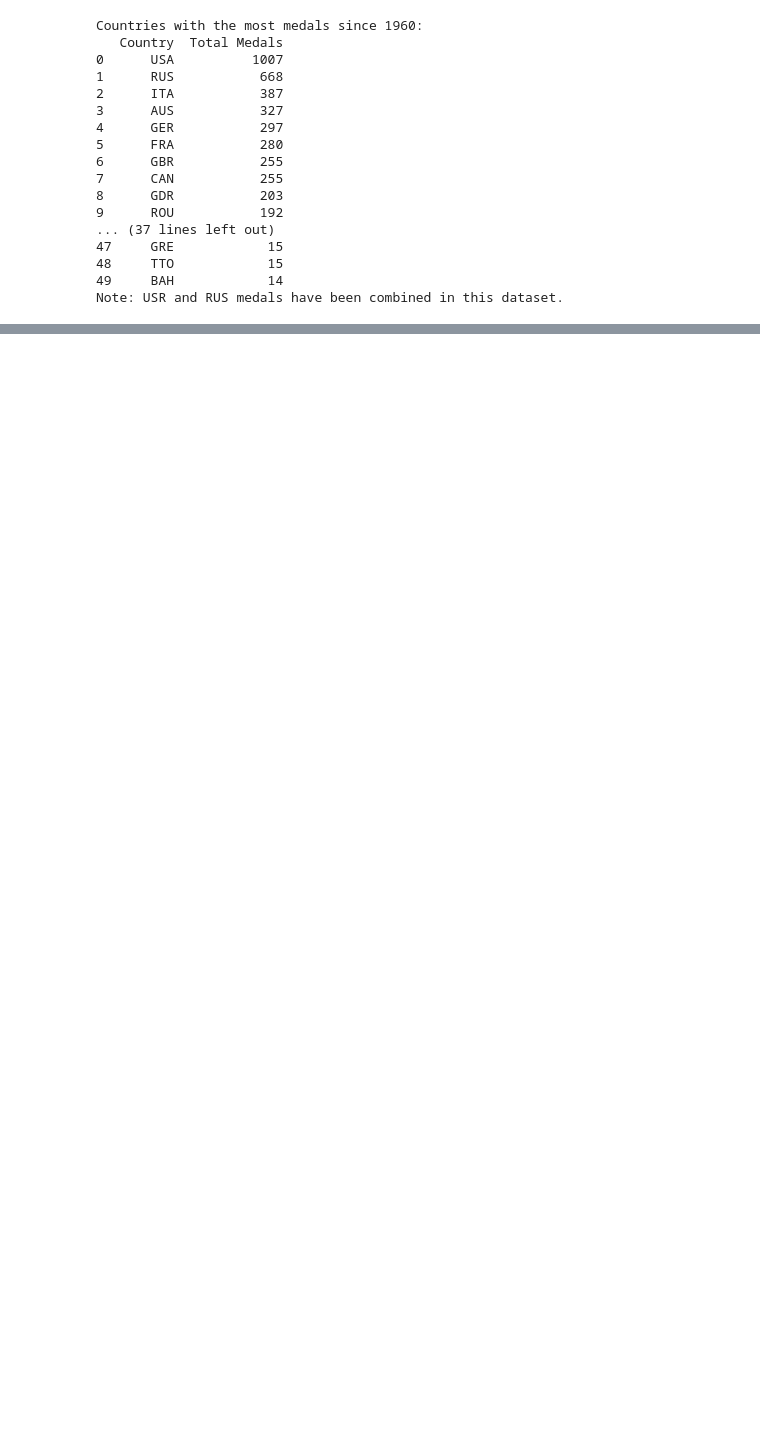
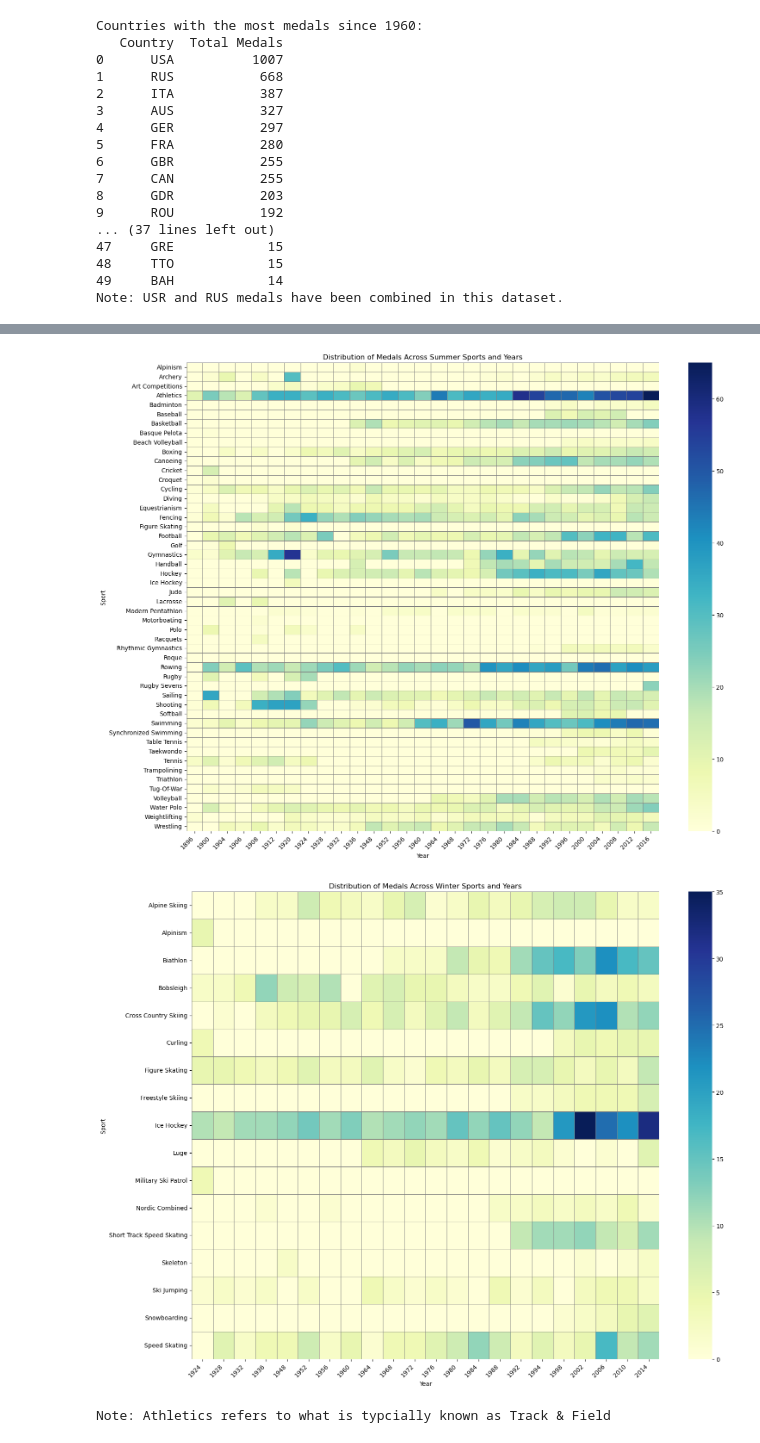
Before and after one commit to TimLinkous/DataAnalysis, a Jupyter notebook: olympics.ipynb, the cells around one changed output, grey strips where cells are left out. Saved outputs shown, nothing was run; the diff lists cells and outputs as text; code cells hidden in the pictures; blank space fills up the shorter version.

```diff
--- a/olympics.ipynb
+++ b/olympics.ipynb
@@ -199,0 +361,44 @@ fig.show()
+# %%
+#What sports have seen more success over time?
+
+#Drop rows with missing Sport, Year, Medal, or Season
+df_cleaned = df.dropna(subset=['Sport', 'Year', 'Medal', 'Season']).copy()
+
+# Filter data for Summer and Winter separately
+summer_data = df_cleaned[df_cleaned['Season'] == 'Summer']
+winter_data = df_cleaned[df_cleaned['Season'] == 'Winter']
+
+# number of medals by sport and year for Summer and Winter
+summer_medals_by_sport_year = summer_data.groupby(['Sport', 'Year'])['Medal'].count().reset_index()
+winter_medals_by_sport_year = winter_data.groupby(['Sport', 'Year'])['Medal'].count().reset_index()
+
+#create a matrix for the heatmap for Summer and Winter
+summer_heatmap_data = summer_medals_by_sport_year.pivot(index='Sport', columns='Year', values='Medal').fillna(0)
+winter_heatmap_data = winter_medals_by_sport_year.pivot(index='Sport', columns='Year', values='Medal').fillna(0)
+
+plt.figure(figsize=(16, 12))
+sns.heatmap(summer_heatmap_data, cmap='YlGnBu', linewidths=0.5, linecolor='gray')
+plt.title('Distribution of Medals Across Summer Sports and Years')
+plt.xlabel('Year')
+plt.ylabel('Sport')
+plt.xticks(rotation=45, ha='right')
+plt.yticks(rotation=0)
+plt.tight_layout()
+plt.show()
+
+plt.figure(figsize=(16, 12))
+sns.heatmap(winter_heatmap_data, cmap='YlGnBu', linewidths=0.5, linecolor='gray')
+plt.title('Distribution of Medals Across Winter Sports and Years')
+plt.xlabel('Year')
+plt.ylabel('Sport')
+plt.xticks(rotation=45, ha='right')
+plt.yticks(rotation=0)
+plt.tight_layout()
+plt.show()
+
+
+print("Note: Athletics refers to what is typcially known as Track & Field")
+# %% [output]
+[figure, added]
+[figure, added]
+Note: Athletics refers to what is typcially known as Track & Field
```
Also changed, not shown: parts of 7 cells of this notebook.
